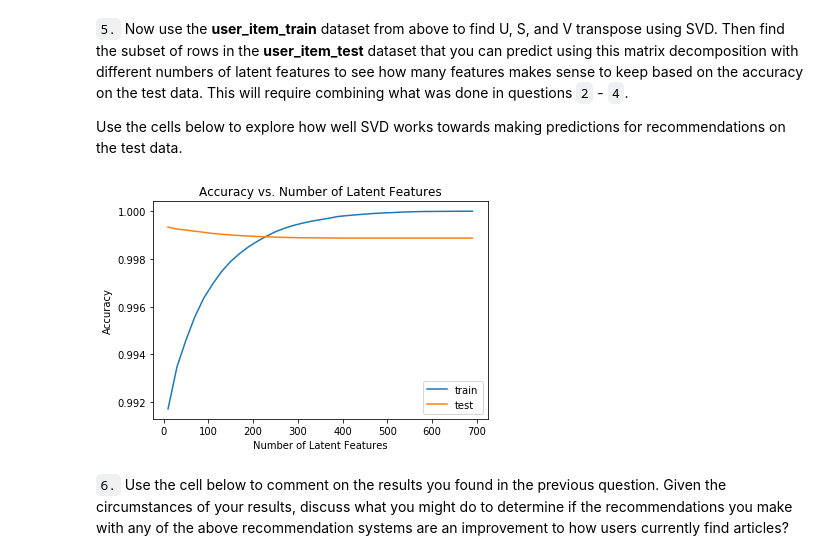
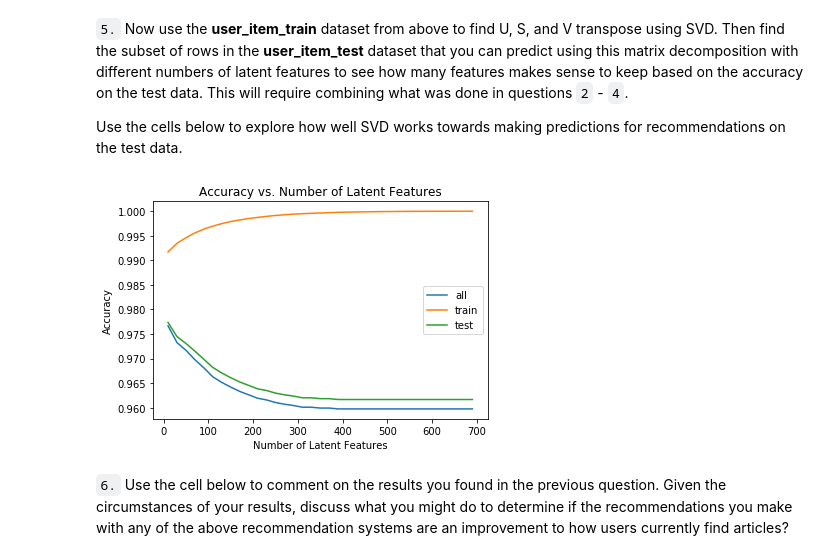
Before and after one commit to rawanm/DataScientistNanodegree, a Jupyter notebook: p6_IBMWatsonRecommendation/Recommendations_with_IBM.ipynb, the cells around one changed output. Drawn from its saved outputs; the diff is of its cells as text; code cells hidden in the pictures.

```diff
--- a/p6_IBMWatsonRecommendation/Recommendations_with_IBM.ipynb
+++ b/p6_IBMWatsonRecommendation/Recommendations_with_IBM.ipynb
@@ -809,7 +815,7 @@ def create_test_and_train_user_item(df_train, df_test):
     user_item_test = create_user_item_matrix(df_test)
 
     test_idx = user_item_test.index.tolist()
-    test_arts = user_item_test.columns.levels[1].tolist()
+    test_arts = user_item_test.columns.tolist()
 
     return user_item_train, user_item_test, test_idx, test_arts
 
@@ -820,6 +826,6 @@ train_idx = user_item_train.index.tolist()
 # %%
-commen_idx = list(set(train_idx) & set(test_idx))
-print ("How many users can we make predictions for in the test set? {}".format(len(commen_idx)))
+common_idx = list(set(train_idx) & set(test_idx))
+print ("How many users can we make predictions for in the test set? {}".format(len(common_idx)))
 # %% [output]
 How many users can we make predictions for in the test set? 20
 # %%
@@ -869,26 +872,36 @@ commen_cols = user_item_train.columns.levels[1].isin(test_arts)
 # %%
 # Use these cells to see how well you can use the training
 # decomposition to predict on test data
+commen_rows = user_item_train.index.isin(test_idx)
+commen_cols = user_item_train.columns.isin(test_arts)
+
 u_test = u_train[commen_rows, :]
 vt_test = vt_train[:, commen_cols]
+user_item_test = user_item_test.loc[commen_idx]
 # %%
 num_latent_feats = np.arange(10,700+10,20)
 sum_train_errs = []
 sum_test_errs = []
+sum_errs = []
 
 
 for k in num_latent_feats:
     # restructure with k latent features
+
     s_train_lat, u_train_lat, vt_train_lat = np.diag(s_train[:k]), u_train[:, :k], vt_train[:k, :]
     u_test_lat, vt_test_lat = u_test[:, :k], vt_test[:k, :]
+
 
     # take dot product
     train_preds = np.around(np.dot(np.dot(u_train_lat, s_train_lat), vt_train_lat))
     test_preds = np.around(np.dot(np.dot(u_test_lat, s_train_lat), vt_test_lat))
 
+    # difference
+    diffs_train = np.subtract(user_item_train, train_preds)
+    diffs_test = np.subtract(user_item_test, test_preds)
 
-    diffs_train = np.subtract(user_item_train, train_preds)
-    diffs_test = np.subtract(user_item_test.loc[commen_idx, :], test_preds)
+    # sum of errors
+    sum_errs.append(1 - ((np.sum(test_preds)+np.sum(np.sum(user_item_test)))/(user_item_test.shape[0]*user_item_test.shape[1])))
 
     # train, test errors and keep track of them
     err_train = np.sum(np.sum(np.abs(diffs_train)))
@@ -897,14 +910,16 @@ for k in num_latent_feats:
     sum_train_errs.append(err_train)
     sum_test_errs.append(err_test)
 # %%
+plt.plot(num_latent_feats, sum_errs, label='all');
 plt.plot(num_latent_feats, 1 - (np.array(sum_train_errs)/(user_item_train.shape[0]*user_item_train.shape[1])), label='train');
 plt.plot(num_latent_feats, 1 - (np.array(sum_test_errs)/(user_item_test.shape[0]*user_item_test.shape[1])), label='test');
 plt.legend()
 plt.xlabel('Number of Latent Features');
 plt.ylabel('Accuracy');
+user_item_test = user_item_test.loc[common_idx]
 plt.title('Accuracy vs. Number of Latent Features');
 # %% [output]
-[figure, old version]
+[figure, new version]
 # %% [markdown]
 `6.` Use the cell below to comment on the results you found in the previous question. Given the circumstances of your results, discuss what you might do to determine if the recommendations you make with any of the above recommendation systems are an improvement to how users currently find articles?
 # %% [markdown]
```
Also changed, not shown: parts of 11 cells of this notebook, 2 other files.
